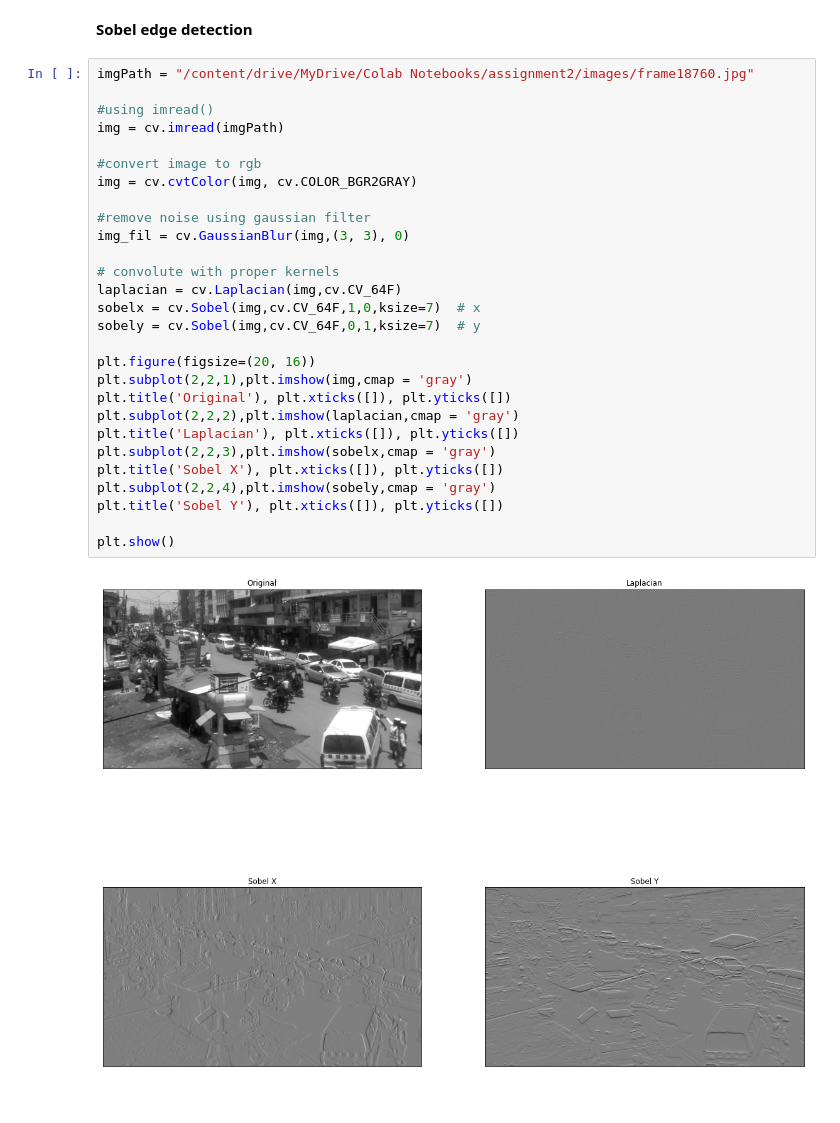
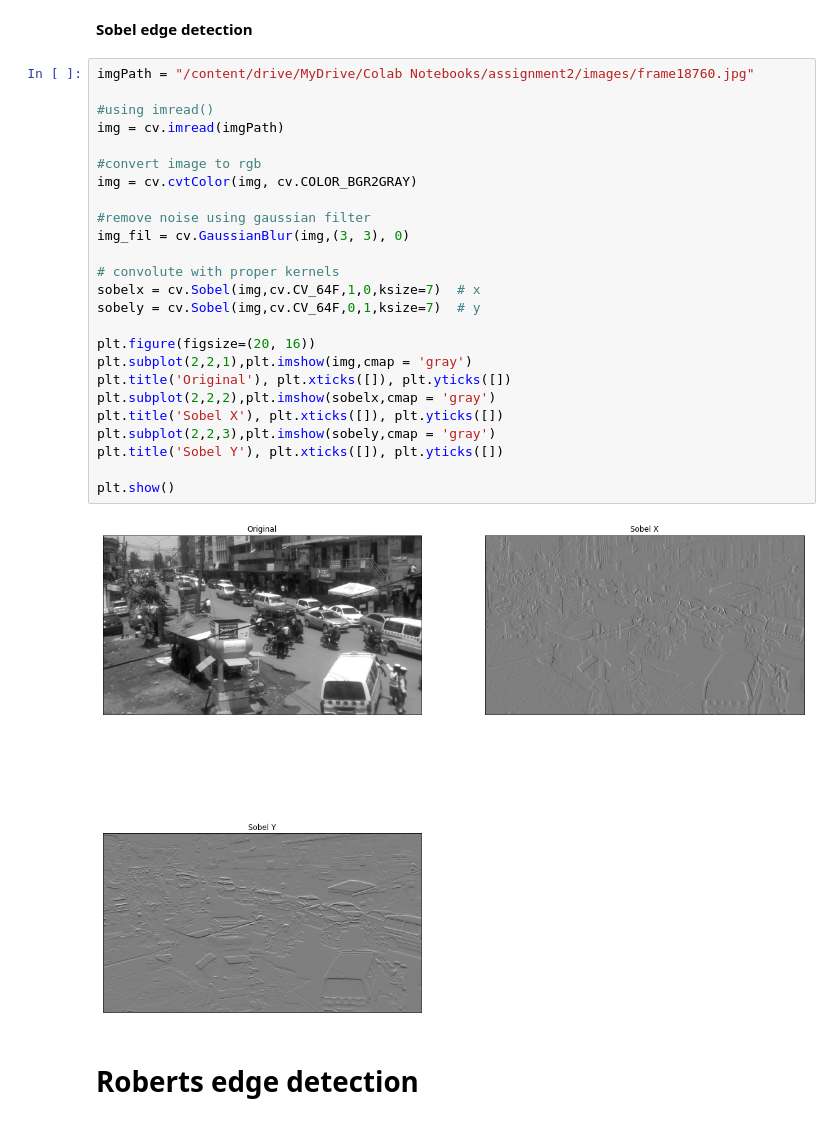
Before and after one commit to dmosh/computervision, a Jupyter notebook: assignment_2.ipynb, the cells around one changed output. Cells and saved outputs as stored; diff of their text form.

```diff
--- a/assignment_2.ipynb
+++ b/assignment_2.ipynb
@@ -143,30 +143,29 @@ plt.show()
 # %%
 imgPath = "/content/drive/MyDrive/Colab Notebooks/assignment2/images/frame18760.jpg"
 
 #using imread()
 img = cv.imread(imgPath)
 
 #convert image to rgb
 img = cv.cvtColor(img, cv.COLOR_BGR2GRAY)
 
 #remove noise using gaussian filter
 img_fil = cv.GaussianBlur(img,(3, 3), 0)
 
 # convolute with proper kernels
-laplacian = cv.Laplacian(img,cv.CV_64F)
 sobelx = cv.Sobel(img,cv.CV_64F,1,0,ksize=7)  # x
 sobely = cv.Sobel(img,cv.CV_64F,0,1,ksize=7)  # y
 
 plt.figure(figsize=(20, 16))
 plt.subplot(2,2,1),plt.imshow(img,cmap = 'gray')
 plt.title('Original'), plt.xticks([]), plt.yticks([])
-plt.subplot(2,2,2),plt.imshow(laplacian,cmap = 'gray')
-plt.title('Laplacian'), plt.xticks([]), plt.yticks([])
-plt.subplot(2,2,3),plt.imshow(sobelx,cmap = 'gray')
+plt.subplot(2,2,2),plt.imshow(sobelx,cmap = 'gray')
 plt.title('Sobel X'), plt.xticks([]), plt.yticks([])
-plt.subplot(2,2,4),plt.imshow(sobely,cmap = 'gray')
+plt.subplot(2,2,3),plt.imshow(sobely,cmap = 'gray')
 plt.title('Sobel Y'), plt.xticks([]), plt.yticks([])
 
 plt.show()
 # %% [output]
-[figure, old version]
+[figure, new version]
+# %% [markdown]
+# **Roberts edge detection**
```
Also changed, not shown: parts of 2 cells of this notebook.
